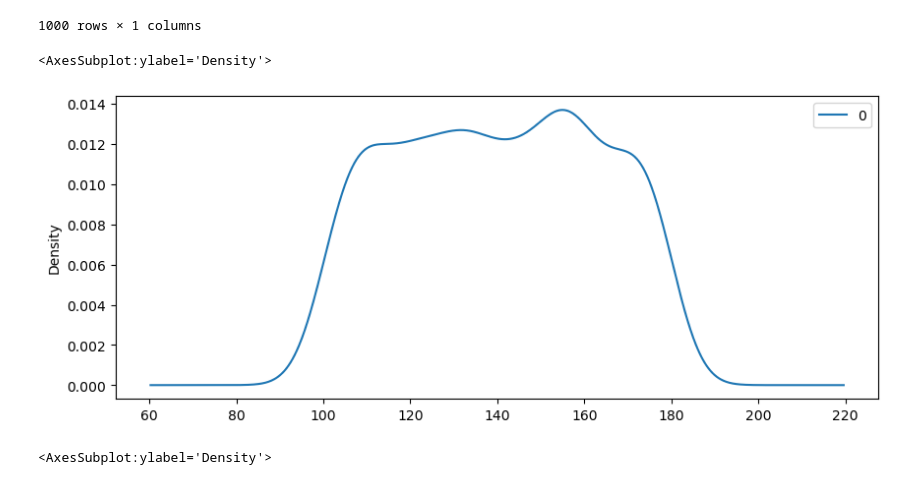
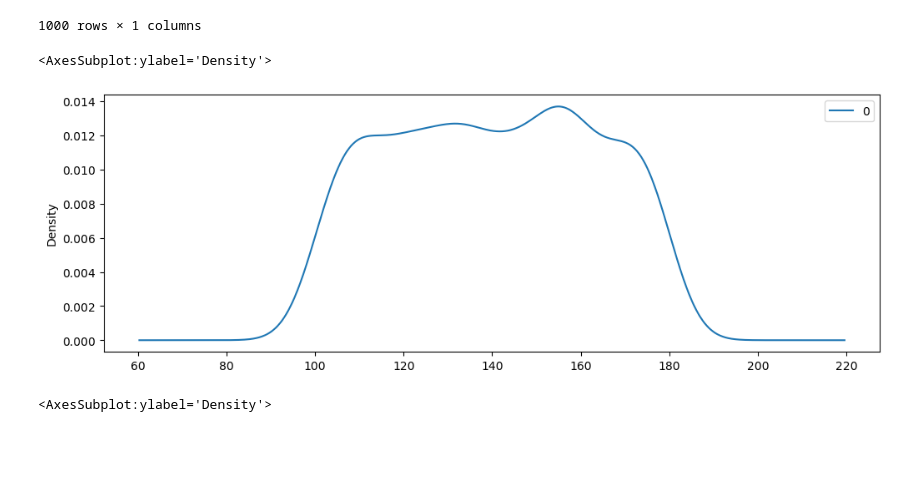
Before and after one commit to Abhilashg11/Data_science, a Jupyter notebook: Scipy/sci.ipynb, the cells around one changed output. Drawn from its saved outputs; the diff is of its cells as text; code cells hidden in the pictures; blank space fills up the shorter version.

```diff
--- a/Scipy/sci.ipynb
+++ b/Scipy/sci.ipynb
@@ -22,10 +22,10 @@ stat_data
 | 999 | 177.550591 |
 1000 rows × 1 columns
 # %%
-stat_data.plot(kind='density',figsize=(10,4))
+stat_data.plot(kind='density',figsize=(12,4))
 # %% [output]
 <AxesSubplot:ylabel='Density'>
-[figure, old version]
+[figure, new version]
 # %%
 stat2=stats.norm.rvs(size=1000,loc=100,scale=80)
 stat_data = pd.DataFrame(stat2)
```
